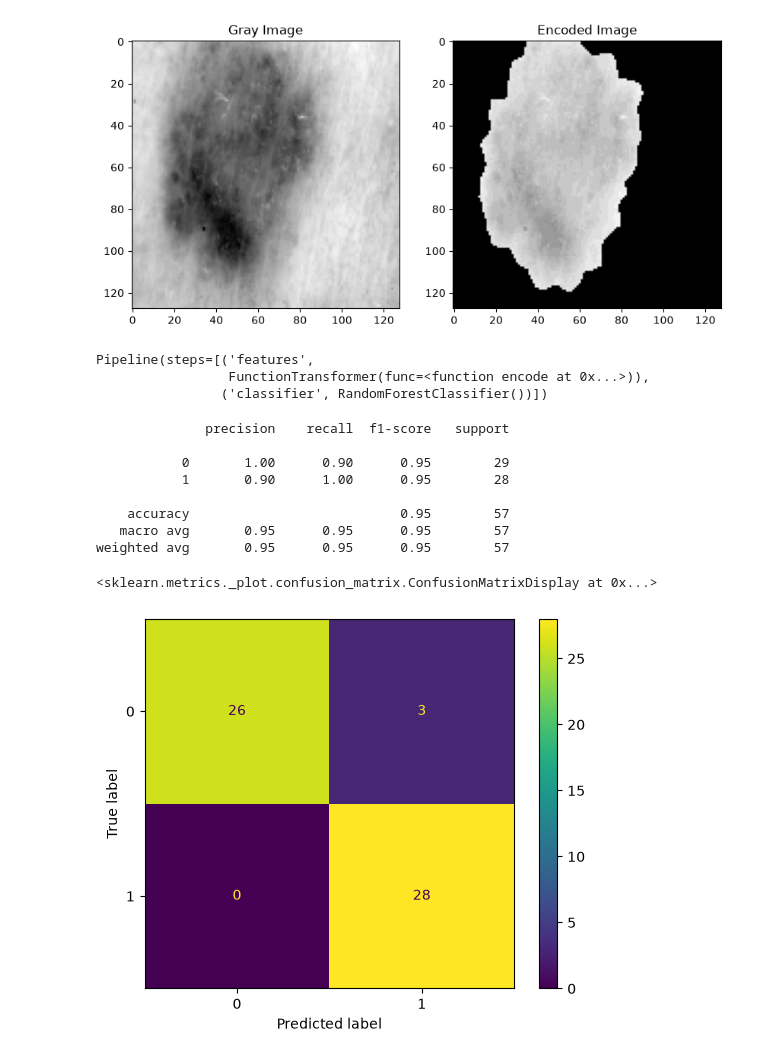
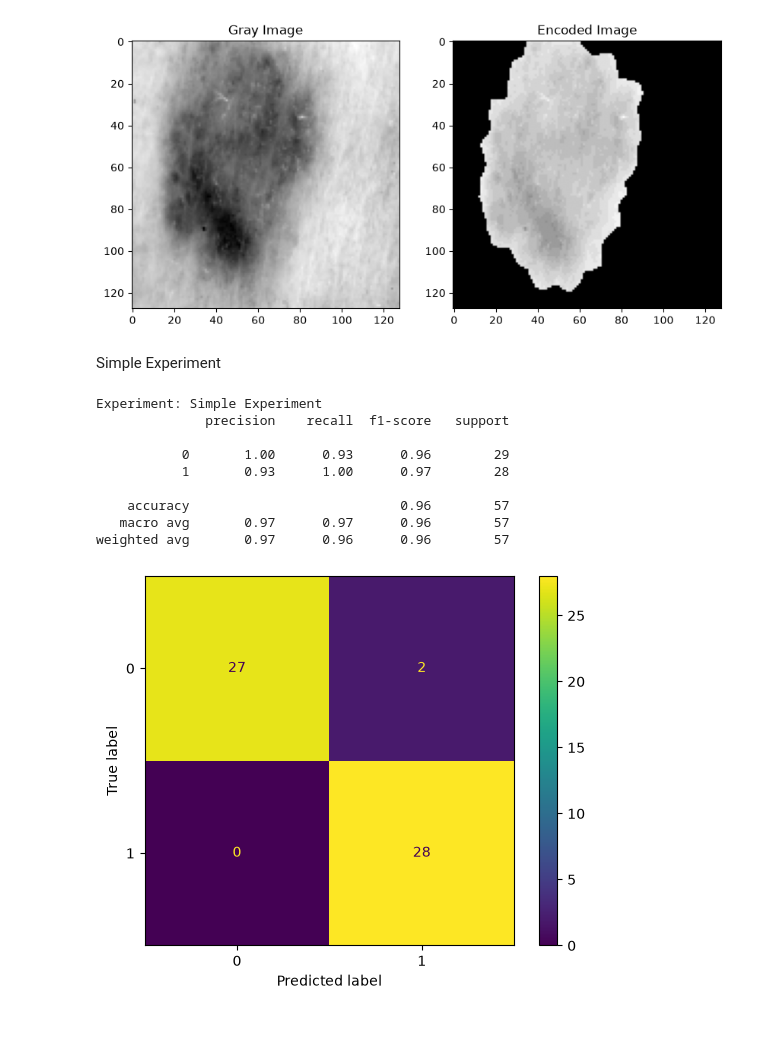
Before and after one commit to lkwinta/pattern-recongition, a Jupyter notebook: lab4/lab4.ipynb, the cells around one changed output. Drawn from its saved outputs; the diff is of its cells as text; code cells hidden in the pictures; blank space fills up the shorter version.

```diff
--- a/lab4/lab4.ipynb
+++ b/lab4/lab4.ipynb
@@ -12,7 +8,6 @@ import numpy as np
 from sklearn.model_selection import train_test_split
 # %%
 def load_dataset(task_path, image_size=(128, 128), test_size=0.2, random_state=42):
-    """Wczytaj obrazy RGB w [0, 1]; zwróć train/test i mapowanie klas."""
     class_dirs = sorted(Path(task_path).iterdir())
     class_to_label = {p.name: i for i, p in enumerate(class_dirs)}
     images, labels = [], []
@@ -269,6 +258,0 @@ model_1 = make_pipeline()
-# %%
-model_1.fit(X_train_1, y_train_1)
-# %% [output]
-Pipeline(steps=[('features',
-                 FunctionTransformer(func=<function encode at 0x...>)),
-                ('classifier', RandomForestClassifier())])
@@ -277,18 +259,34 @@ y_pred_1 = model_1.predict(X_test_1)
-# %%
-from sklearn.metrics import classification_report
-from sklearn.metrics import confusion_matrix, ConfusionMatrixDisplay
-
-print(classification_report(y_test_1, y_pred_1))
-cm = confusion_matrix(y_test_1, y_pred_1)
-ConfusionMatrixDisplay(cm).plot()
-# %% [output]
-              precision    recall  f1-score   support
-
-           0       1.00      0.90      0.95        29
-           1       0.90      1.00      0.95        28
-
-    accuracy                           0.95        57
-   macro avg       0.95      0.95      0.95        57
-weighted avg       0.95      0.95      0.95        57
-<sklearn.metrics._plot.confusion_matrix.ConfusionMatrixDisplay at 0x...>
-[figure, removed]
+# %%
+from sklearn.ensemble import RandomForestClassifier
+from sklearn.metrics import confusion_matrix, ConfusionMatrixDisplay
+from sklearn.metrics import classification_report
+
+def experiment(X_train, y_train):
+    clf = RandomForestClassifier()
+    clf.fit(X_train, y_train)
+
+    return clf
+
+def evaluate(clf, X_test, y_test, title):
+    y_pred = clf.predict(X_test)
+    print(f"Experiment: {title}")
+    print(classification_report(y_test, y_pred))
+
+    cm = confusion_matrix(y_test, y_pred)
+    ConfusionMatrixDisplay(cm, display_labels=clf.classes_).plot()
+# %% [markdown]
+Simple Experiment
+# %%
+clf_simple = experiment(X_train_1_encoded, y_train_1)
+evaluate(clf_simple, X_test_1_encoded, y_test_1, "Simple Experiment")
+# %% [output]
+Experiment: Simple Experiment
+              precision    recall  f1-score   support
+
+           0       1.00      0.93      0.96        29
+           1       0.93      1.00      0.97        28
+
+    accuracy                           0.96        57
+   macro avg       0.97      0.97      0.96        57
+weighted avg       0.97      0.96      0.96        57
+[figure, added]
```
Also changed, not shown: parts of 33 cells of this notebook.
